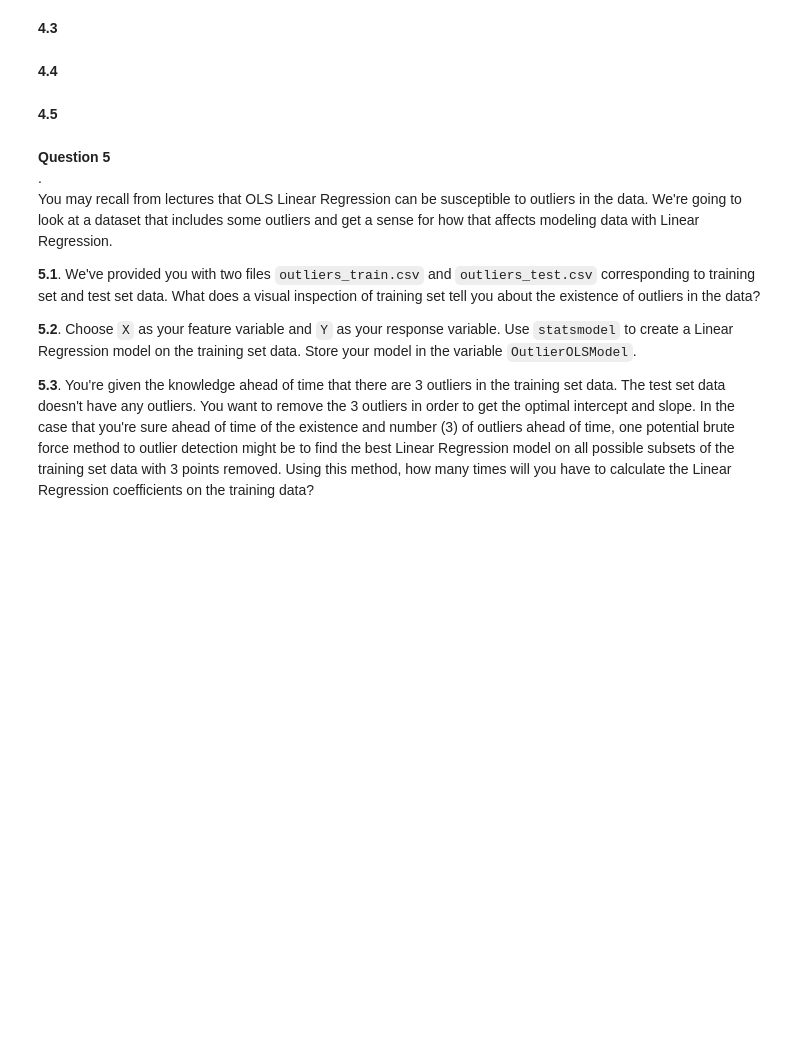
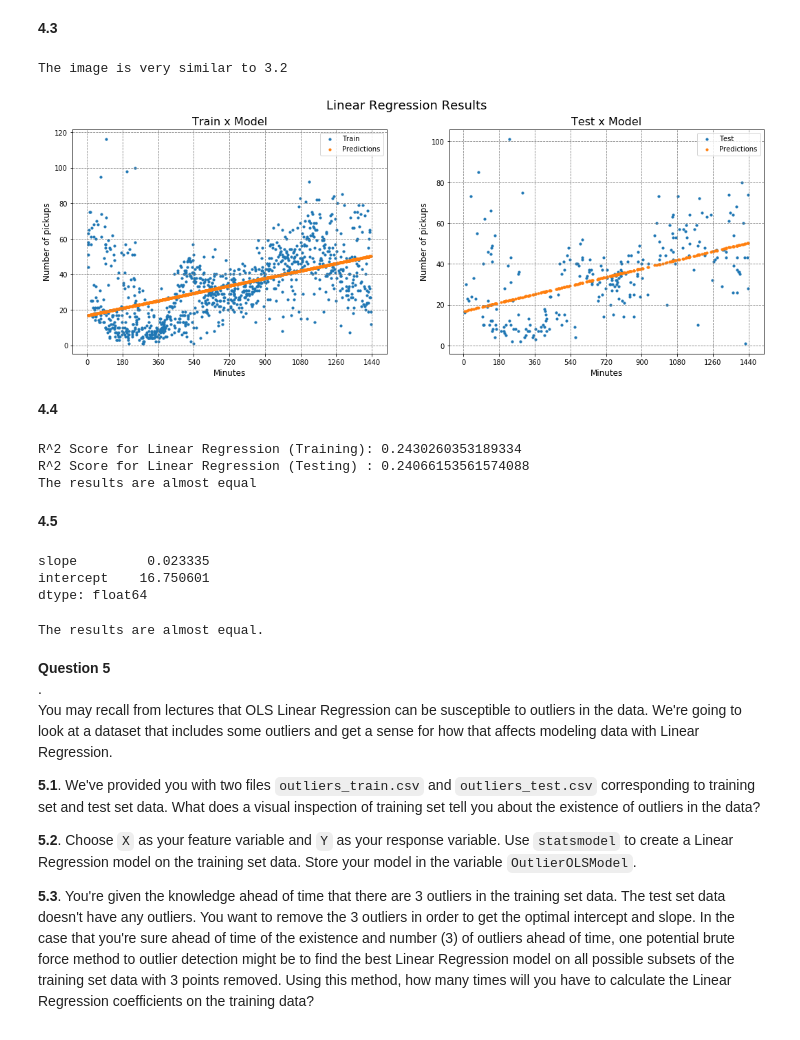
Before and after one commit to lucasmoschen/data-science-fundamentals, a Jupyter notebook: homeworks/cs109a_hw2/cs109a_hw2.ipynb, the cells around one changed output. Saved outputs shown, nothing was run; the diff lists cells and outputs as text; code cells hidden in the pictures; blank space fills up the shorter version.

```diff
--- a/homeworks/cs109a_hw2/cs109a_hw2.ipynb
+++ b/homeworks/cs109a_hw2/cs109a_hw2.ipynb
@@ -439,2 +523,7 @@ def CS109r2score(y_true, y_pred):
+# %%
+## Code here
+CS109OLSModel = CS109OLS(train_data['PickupCount'], train_data[['TimeMin']])
+CS109OLSModel.fit()
+predictions = CS109OLSModel.predict()
 # %% [markdown]
 **4.3**
@@ -443,2 +530,37 @@ def CS109r2score(y_true, y_pred):
+# %%
+## Code for your plot here
+
+fig, ax = plt.subplots(1,2, figsize = (18, 6))
+fig.suptitle("Linear Regression Results", fontsize = 18)
+
+s = 10 #point size
+
+predict_train = CS109OLSModel.predict()
+predict_test = CS109OLSModel.predict(x = test_data[['TimeMin']])
+
+ax[0].scatter(train_data.TimeMin, train_data.PickupCount, label = 'Train', s = s)
+ax[0].scatter(train_data.TimeMin, predict_train, label = 'Predictions', s = s)
+ax[1].scatter(test_data.TimeMin, test_data.PickupCount, label = 'Test', s = s)
+ax[1].scatter(test_data.TimeMin, predict_test, label = 'Predictions', s  = s)
+
+ax[0].legend()
+ax[1].legend()
+
+ax[0].set_title("Train x Model", fontsize = 16)
+ax[1].set_title("Test x Model", fontsize = 16)
+ax[0].set_xlabel("Minutes", fontsize = 12)
+ax[1].set_xlabel("Minutes", fontsize = 12)
+ax[0].set_ylabel("Number of pickups", fontsize = 12)
+ax[1].set_ylabel("Number of pickups", fontsize = 12)
+ax[0].grid(b = True, linestyle = '--', color = 'grey', which = 'major')
+ax[1].grid(b = True, linestyle = '--', color = 'grey', which = 'major')
+ax[0].set_xticks(ticks=range(0, 24*60 + 1, 180))
+ax[1].set_xticks(ticks=range(0, 24*60 + 1, 180))
+
+print("The image is very similar to 3.2")
+plt.show()
+# %% [output]
+The image is very similar to 3.2
+[figure, added]
 # %% [markdown]
 **4.4**
@@ -447,2 +567,11 @@ def CS109r2score(y_true, y_pred):
+# %%
+## Code here
+print("R^2 Score for Linear Regression (Training):", CS109r2score(train_data['PickupCount'], CS109OLSModel.predict()))
+print("R^2 Score for Linear Regression (Testing) :", CS109r2score(test_data['PickupCount'], CS109OLSModel.predict(test_data[['TimeMin']])))
+print("The results are almost equal")
+# %% [output]
+R^2 Score for Linear Regression (Training): 0.2430260353189334
+R^2 Score for Linear Regression (Testing) : 0.24066153561574088
+The results are almost equal
 # %% [markdown]
 **4.5**
@@ -451,3 +578,13 @@ def CS109r2score(y_true, y_pred):
+# %%
+## Code here
+params = pd.Series({'slope': CS109OLSModel.params[0][0], 'intercept': CS109OLSModel.params[1][0]})
+display(params)
+print("The results are almost equal.")
+# %% [output]
+slope         0.023335
+intercept    16.750601
+dtype: float64
+The results are almost equal.
 # %% [markdown]
 <div class="exercise"><b> Question 5 </b></div>.
 
```
Also changed, not shown: parts of 42 cells of this notebook.
